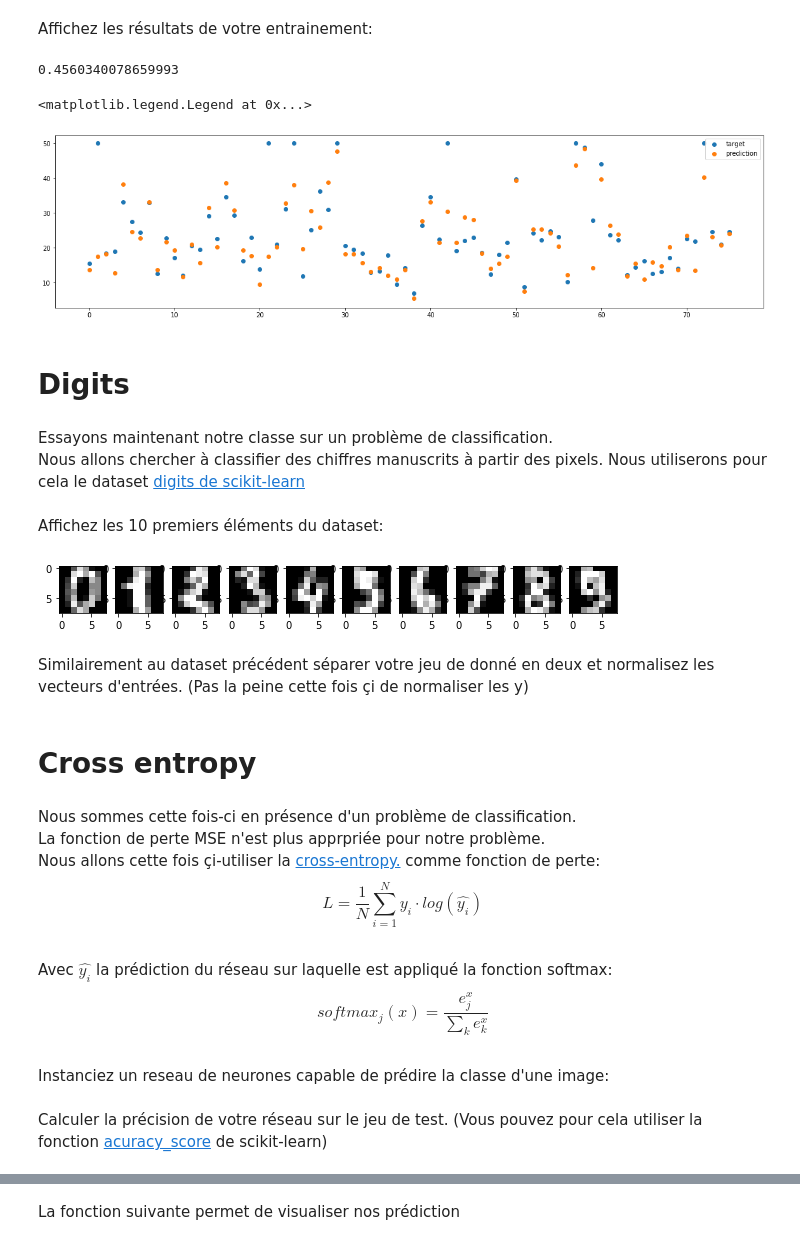
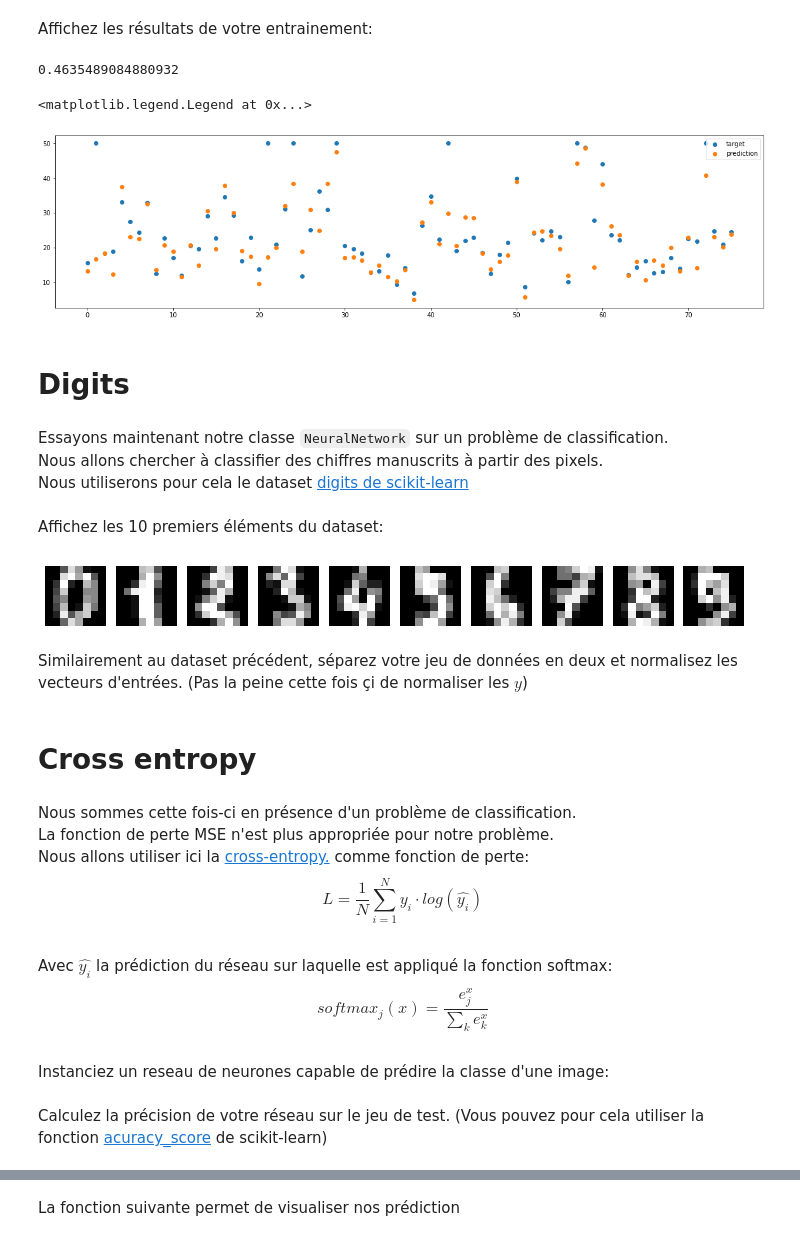
Before and after one commit to DavidBert/TP_MAPI3_FULL, a Jupyter notebook: TP1_MAPI3_full.ipynb, the cells around one changed output, grey strips where cells are left out. Cells and saved outputs as stored; diff of their text form; code cells hidden in the pictures.

````diff
--- a/TP1_MAPI3_full.ipynb
+++ b/TP1_MAPI3_full.ipynb
@@ -31,13 +31,10 @@ Utilisez la méthode [train_test_split](https://scikit-learn.org/stable/modules/
 # %%
-# %load solutions/boston_train_test_split.py
-
 from sklearn.model_selection import train_test_split
 import numpy as np
 
 data = np.asarray(dataset.data, dtype='float32')
 target = np.asarray(dataset.target, dtype='float32')
 
-X_train, X_test, y_train, y_test = train_test_split(
-    data, target, test_size=0.15, random_state=37)
+X_train, X_test, y_train, y_test = train_test_split(data, target, test_size=0.15, random_state=37)
 # %% [markdown]
 Parmi les bonnes pratiques permettant d'améliorer l'apprentissage des réseaux de neurones, il est important de normaliser les données en entrée pour obtenir un moyenne proche de 0 et une variance à 1.
@@ -303,14 +296,15 @@ plt.scatter(range(len(y_test)), scaler.inverse_transform(y_test), label='target'
 plt.scatter(range(len(y_test)), scaler.inverse_transform(y_pred), label='prediction')
 plt.legend()
 # %% [output]
-0.4560340078659993
+0.4635489084880932
 <matplotlib.legend.Legend at 0x...>
-[figure, old version]
+[figure, new version]
 # %% [markdown]
 # Digits
 # %% [markdown]
-Essayons maintenant notre classe sur un problème de classification.
-Nous allons chercher à classifier des chiffres manuscrits à partir des pixels. Nous utiliserons pour cela le dataset [digits de scikit-learn](https://scikit-learn.org/stable/modules/generated/sklearn.datasets.load_digits.html)
+Essayons maintenant notre classe ```NeuralNetwork``` sur un problème de classification.
+Nous allons chercher à classifier des chiffres manuscrits à partir des pixels.
+Nous utiliserons pour cela le dataset [digits de scikit-learn](https://scikit-learn.org/stable/modules/generated/sklearn.datasets.load_digits.html)
 # %%
 import matplotlib.pyplot as plt
 import numpy as np
@@ -322,13 +316,15 @@ Affichez les 10 premiers éléments du dataset:
 # %%
 # %load  solutions/digits.py
 plt.figure(figsize=(10,10))
 for i in range(10):
     plt.subplot(1, 10, i+1)
     plt.imshow(dataset.images[i], cmap='gray')
+    plt.axis('off')
+    plt.tight_layout()
 # %% [output]
-[figure, old version]
+[figure, new version]
 # %% [markdown]
-Similairement au dataset précédent séparer votre jeu de donné en deux et normalisez les vecteurs d'entrées. (Pas la peine cette fois çi de normaliser les y)
+Similairement au dataset précédent, séparez votre jeu de données en deux et normalisez les vecteurs d'entrées. (Pas la peine cette fois çi de normaliser les $y$)
 # %%
 # %load solutions/digits_preprocessing.py
 from sklearn import preprocessing
@@ -348,8 +344,8 @@ X_test = scaler.transform(X_test)
 # Cross entropy
 # %% [markdown]
 Nous sommes cette fois-ci en présence d'un problème de classification.
-La fonction de perte MSE n'est plus apprpriée pour notre problème.
-Nous allons cette fois çi-utiliser la [cross-entropy.](https://en.wikipedia.org/wiki/Cross_entropy#Cross-entropy_loss_function_and_logistic_regression) comme fonction de perte:
+La fonction de perte MSE n'est plus appropriée pour notre problème.
+Nous allons utiliser ici la [cross-entropy.](https://en.wikipedia.org/wiki/Cross_entropy#Cross-entropy_loss_function_and_logistic_regression) comme fonction de perte:
 $$ L = \frac{1}{N}\sum_{i=1}^{N}y_i \cdot log(\hat{y_i})$$
 Avec $\hat{y_i}$ la prédiction du réseau sur laquelle est appliqué la fonction softmax:
 $$softmax_j(x) = \frac{e^x_j}{\sum_{k}e^x_k}$$
@@ -386,7 +382,7 @@ loss = CrossEntropy()
 net = NeuralNetwork(layers)
 optimizer = SGD(lr=0.05)
 # %% [markdown]
-Calculer la précision de votre réseau sur le jeu de test. (Vous pouvez pour cela utiliser la fonction [acuracy_score](https://scikit-learn.org/stable/modules/generated/sklearn.metrics.accuracy_score.html) de scikit-learn)
+Calculez la précision de votre réseau sur le jeu de test. (Vous pouvez pour cela utiliser la fonction [acuracy_score](https://scikit-learn.org/stable/modules/generated/sklearn.metrics.accuracy_score.html) de scikit-learn)
 # %%
 # %load  solutions/accuracy1.py
 from sklearn.metrics import accuracy_score
````
Also changed, not shown: parts of 29 cells of this notebook.
